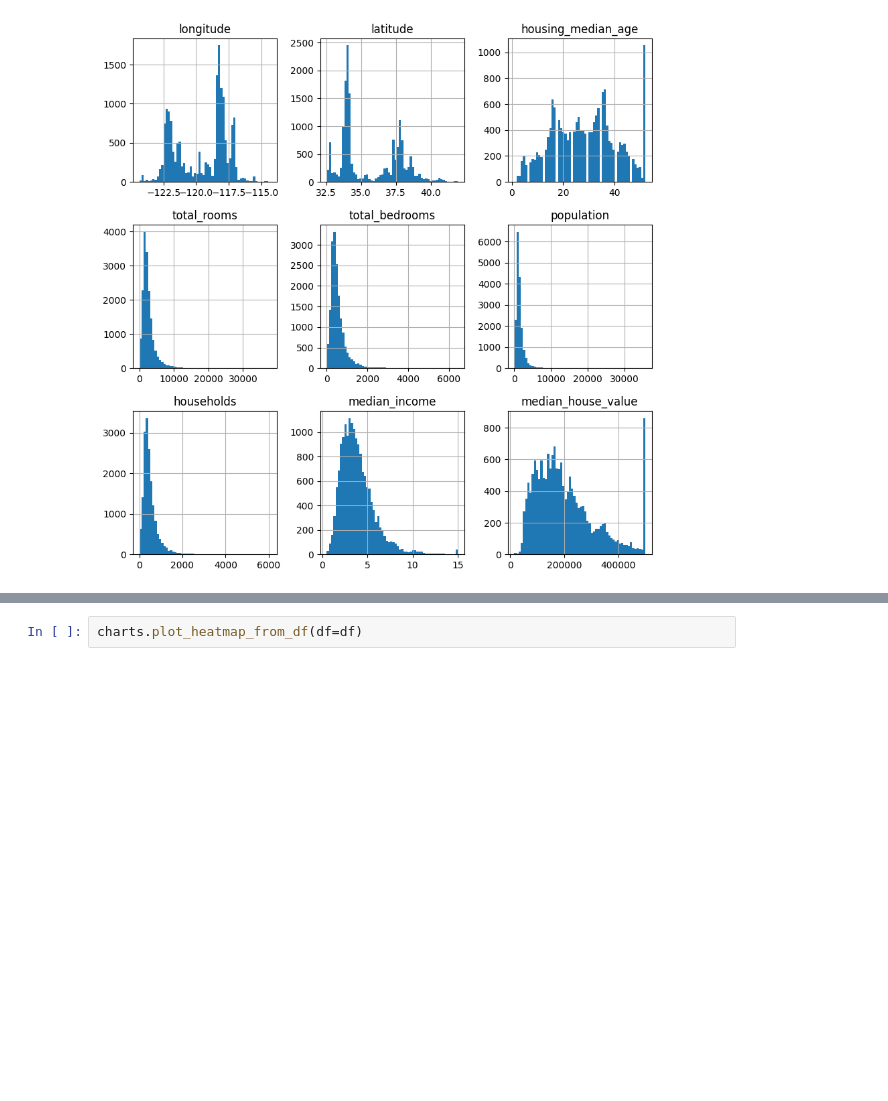
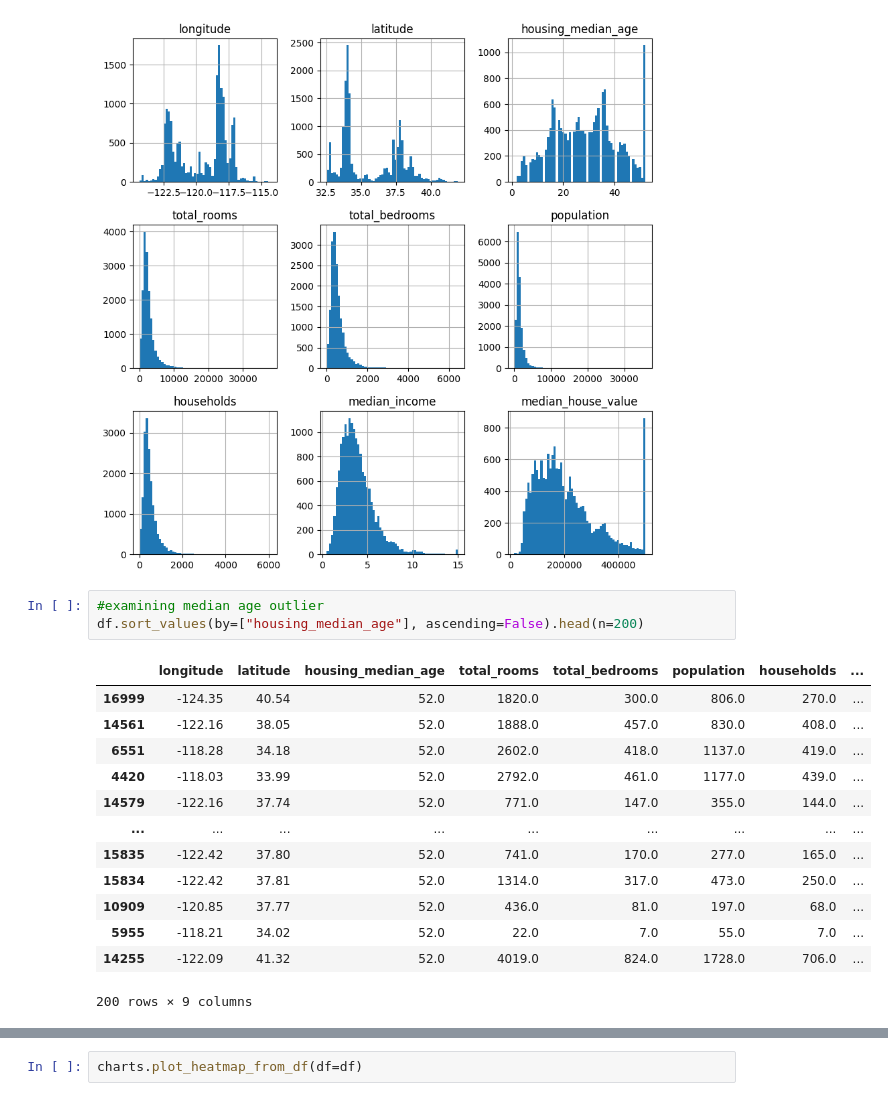
Before and after one commit to harcipulyka/ml, a Jupyter notebook: ipynbs/02_housing_03_the_data.ipynb, the cells around one changed output, grey strips where cells are left out. Cells and saved outputs as stored; diff of their text form; blank space fills up the shorter version.

```diff
--- a/ipynbs/02_housing_03_data_exploration.ipynb
+++ b/ipynbs/02_housing_03_the_data.ipynb
@@ -53,3 +59,20 @@ df.hist(bins=60, figsize=(10,10))
 plt.show()
 # %% [output]
 [figure]
+# %%
+#examining median age outlier
+df.sort_values(by=["housing_median_age"], ascending=False).head(n=200)
+# %% [output]
+|  | longitude | latitude | housing_median_age | total_rooms | total_bedrooms | population | households | ... |
+| 16999 | -124.35 | 40.54 | 52.0 | 1820.0 | 300.0 | 806.0 | 270.0 | ... |
+| 14561 | -122.16 | 38.05 | 52.0 | 1888.0 | 457.0 | 830.0 | 408.0 | ... |
+| 6551 | -118.28 | 34.18 | 52.0 | 2602.0 | 418.0 | 1137.0 | 419.0 | ... |
+| 4420 | -118.03 | 33.99 | 52.0 | 2792.0 | 461.0 | 1177.0 | 439.0 | ... |
+| 14579 | -122.16 | 37.74 | 52.0 | 771.0 | 147.0 | 355.0 | 144.0 | ... |
+| ... | ... | ... | ... | ... | ... | ... | ... | ... |
+| 15835 | -122.42 | 37.80 | 52.0 | 741.0 | 170.0 | 277.0 | 165.0 | ... |
+| 15834 | -122.42 | 37.81 | 52.0 | 1314.0 | 317.0 | 473.0 | 250.0 | ... |
+| 10909 | -120.85 | 37.77 | 52.0 | 436.0 | 81.0 | 197.0 | 68.0 | ... |
+| 5955 | -118.21 | 34.02 | 52.0 | 22.0 | 7.0 | 55.0 | 7.0 | ... |
+| 14255 | -122.09 | 41.32 | 52.0 | 4019.0 | 824.0 | 1728.0 | 706.0 | ... |
+200 rows × 9 columns
```
Also changed, not shown: parts of 4 cells of this notebook, 2 other files.
